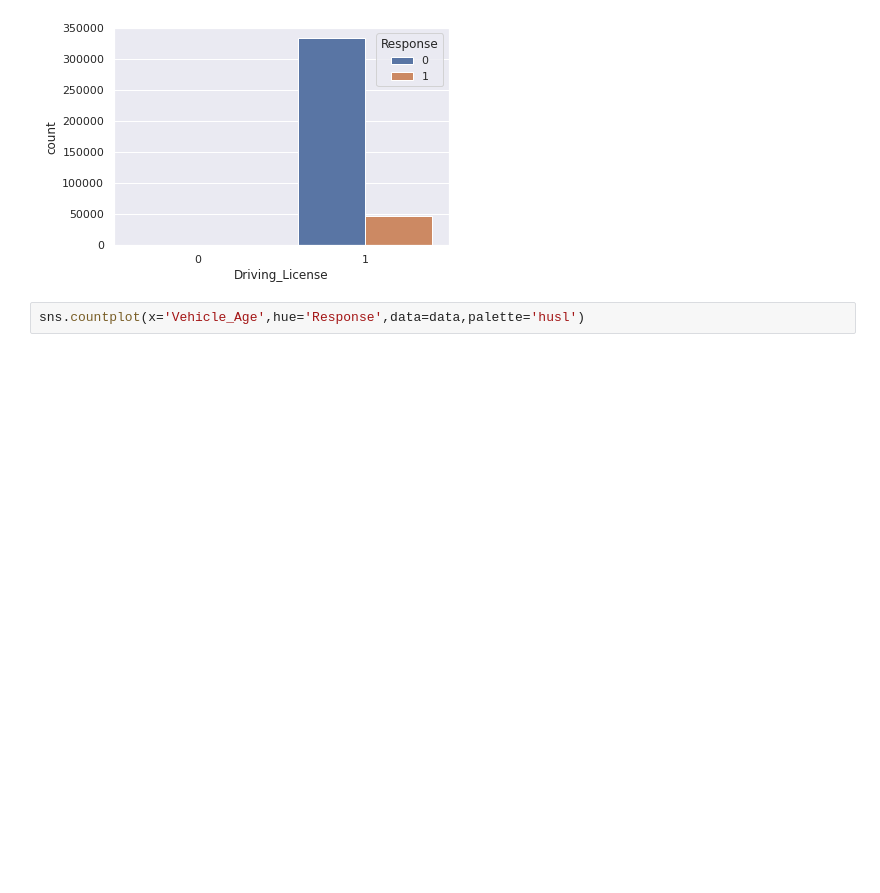
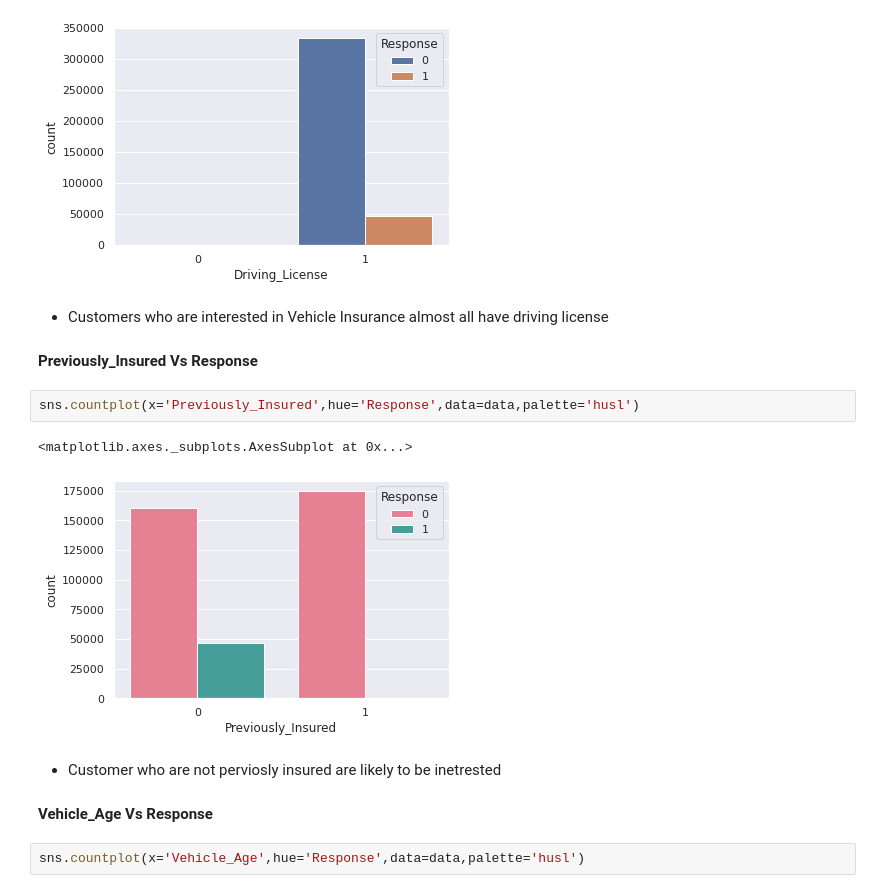
Before and after one commit to Dayanand07/Health-Insurance-Cross-Sell-Prediction, a Jupyter notebook: HEALTH_INSURANCE_CROSS_SELL_PREDICTION.ipynb, the cells around one changed output. Saved outputs shown, nothing was run; the diff lists cells and outputs as text; blank space fills up the shorter version.

```diff
--- a/HEALTH_INSURANCE_CROSS_SELL_PREDICTION.ipynb
+++ b/HEALTH_INSURANCE_CROSS_SELL_PREDICTION.ipynb
@@ -169,6 +198,19 @@ sns.countplot(data['Driving_License'],hue=data['Response'])
 # %% [output]
 <matplotlib.axes._subplots.AxesSubplot at 0x...>
 [figure]
+# %% [markdown]
+* Customers who are interested in Vehicle Insurance almost all have driving license
+# %% [markdown]
+**Previously_Insured Vs Response**
+# %%
+sns.countplot(x='Previously_Insured',hue='Response',data=data,palette='husl')
+# %% [output]
+<matplotlib.axes._subplots.AxesSubplot at 0x...>
+[figure, added]
+# %% [markdown]
+* Customer who are not perviosly insured are likely to be inetrested
+# %% [markdown]
+**Vehicle_Age Vs Response**
 # %%
 sns.countplot(x='Vehicle_Age',hue='Response',data=data,palette='husl')
 # %% [output]
```
Also changed, not shown: parts of 53 cells of this notebook.
